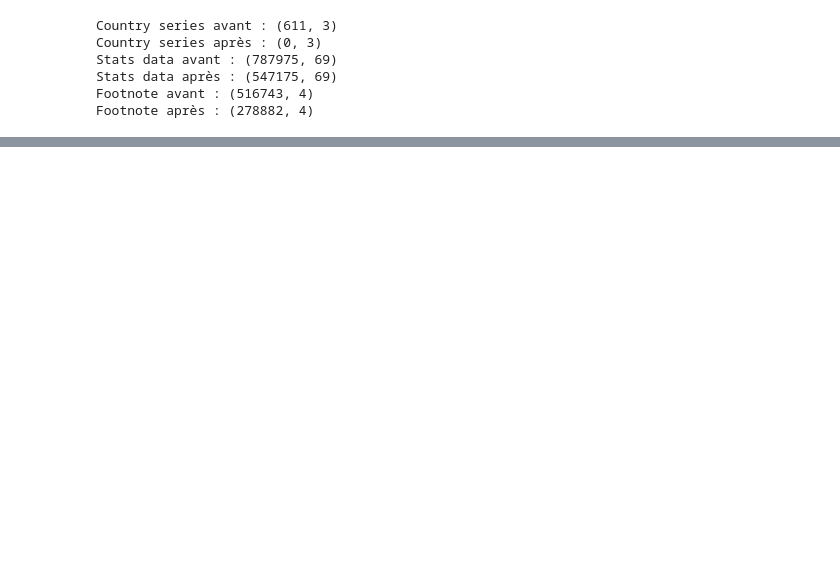
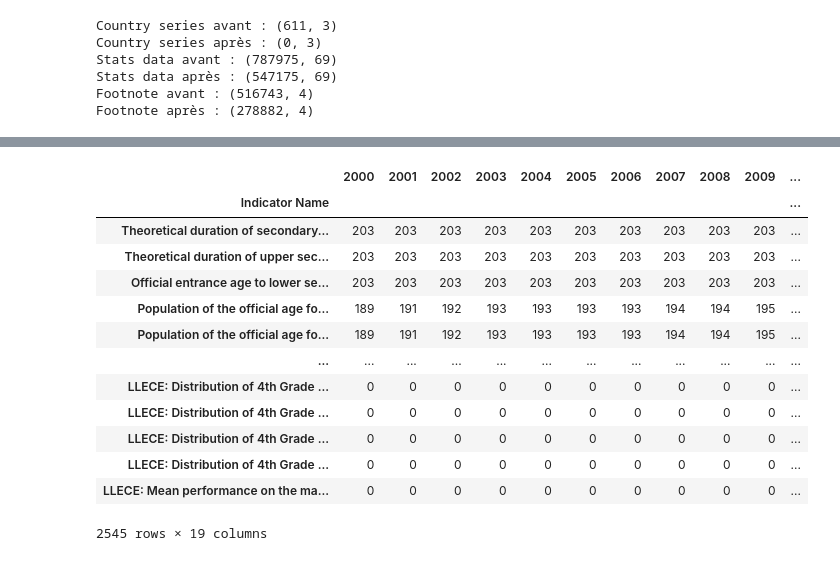
Before and after one commit to AunCly/p2_analyze_educational_data, a Jupyter notebook: p2.ipynb, the cells around one changed output, grey strips where cells are left out. Saved outputs shown, nothing was run; the diff lists cells and outputs as text; code cells hidden in the pictures; blank space fills up the shorter version.

```diff
--- a/p2.ipynb
+++ b/p2.ipynb
@@ -445,0 +518,18 @@ stats_filtered.head(2)
+# %%
+indicator_with_data_for_country['total_countries'] = indicator_with_data_for_country[cols].sum(axis=1)
+indicator_with_data_for_country.sort_values('total_countries', ascending=False)
+# %% [output]
+|  | 2000 | 2001 | 2002 | 2003 | 2004 | 2005 | 2006 | 2007 | 2008 | 2009 | ... |
+| Indicator Name |  |  |  |  |  |  |  |  |  |  | ... |
+| Theoretical duration of secondary... | 203 | 203 | 203 | 203 | 203 | 203 | 203 | 203 | 203 | 203 | ... |
+| Theoretical duration of upper sec... | 203 | 203 | 203 | 203 | 203 | 203 | 203 | 203 | 203 | 203 | ... |
+| Official entrance age to lower se... | 203 | 203 | 203 | 203 | 203 | 203 | 203 | 203 | 203 | 203 | ... |
+| Population of the official age fo... | 189 | 191 | 192 | 193 | 193 | 193 | 193 | 194 | 194 | 195 | ... |
+| Population of the official age fo... | 189 | 191 | 192 | 193 | 193 | 193 | 193 | 194 | 194 | 195 | ... |
+| ... | ... | ... | ... | ... | ... | ... | ... | ... | ... | ... | ... |
+| LLECE: Distribution of 4th Grade ... | 0 | 0 | 0 | 0 | 0 | 0 | 0 | 0 | 0 | 0 | ... |
+| LLECE: Distribution of 4th Grade ... | 0 | 0 | 0 | 0 | 0 | 0 | 0 | 0 | 0 | 0 | ... |
+| LLECE: Distribution of 4th Grade ... | 0 | 0 | 0 | 0 | 0 | 0 | 0 | 0 | 0 | 0 | ... |
+| LLECE: Distribution of 4th Grade ... | 0 | 0 | 0 | 0 | 0 | 0 | 0 | 0 | 0 | 0 | ... |
+| LLECE: Mean performance on the ma... | 0 | 0 | 0 | 0 | 0 | 0 | 0 | 0 | 0 | 0 | ... |
+2545 rows × 19 columns
```
Also changed, not shown: parts of 9 cells of this notebook.
